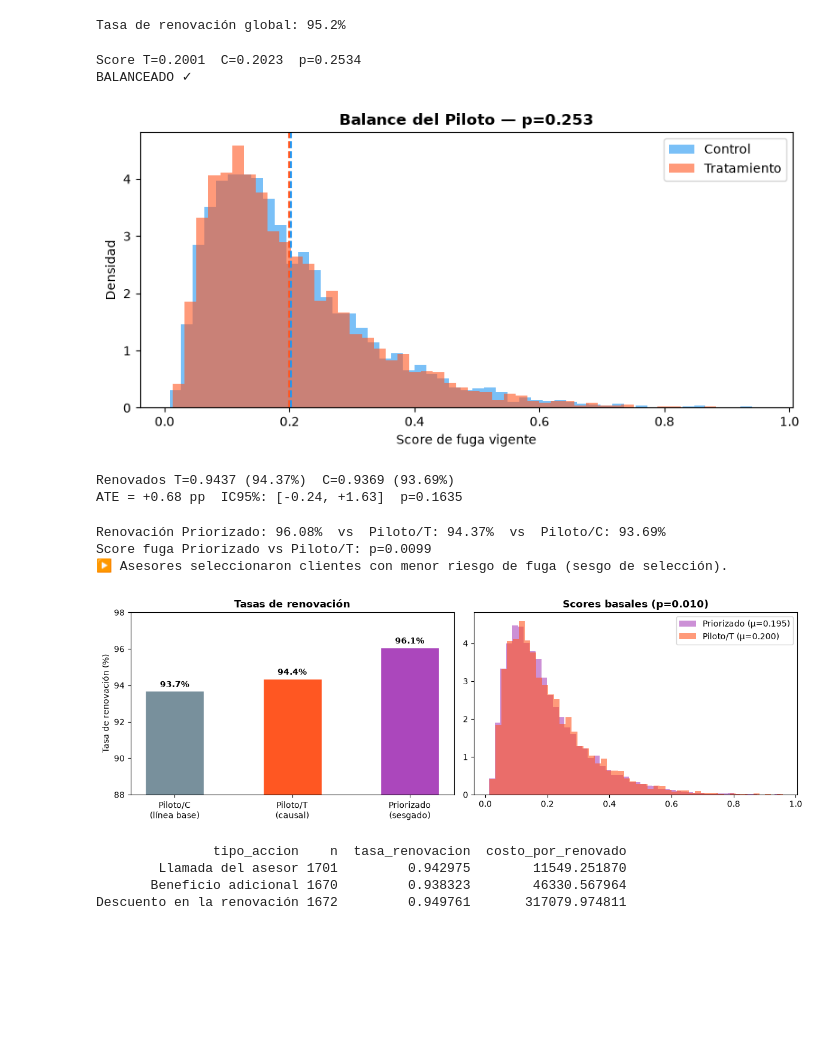
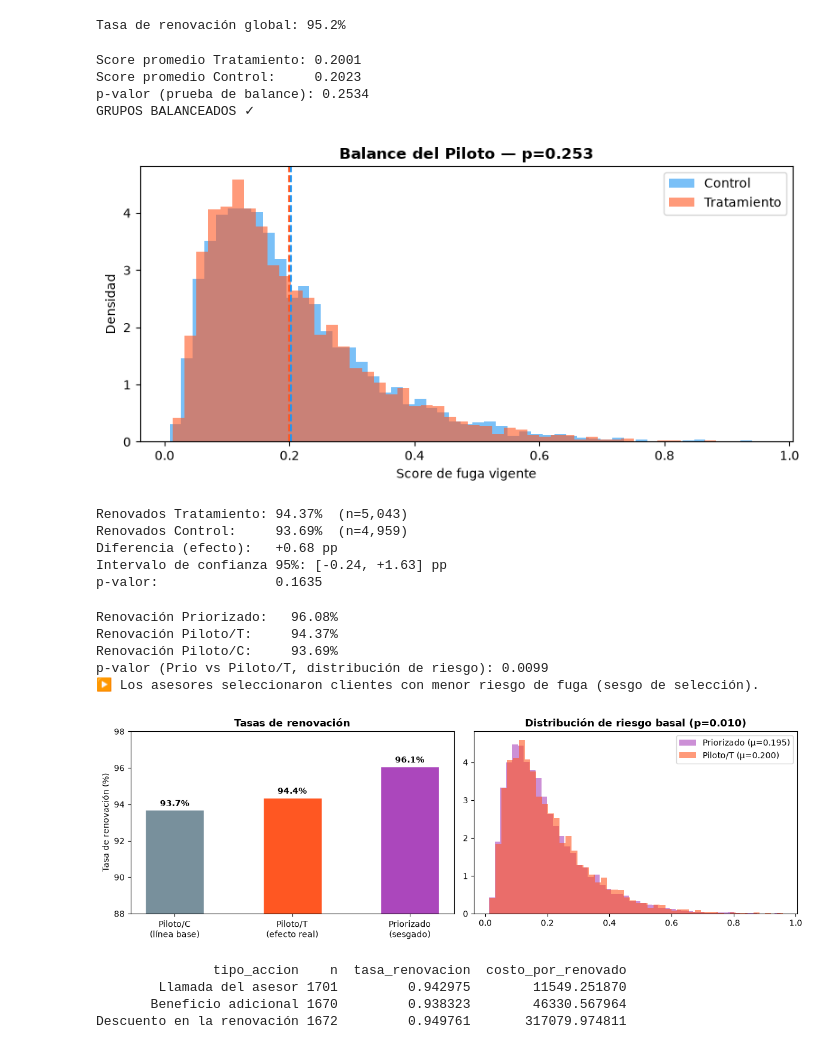
Before and after one commit to marianarada/caso-seguros-ds, a Jupyter notebook: notebooks/05_campana_retencion_.ipynb, the cells around one changed output. Saved outputs shown, nothing was run; the diff lists cells and outputs as text; code cells hidden in the pictures; blank space fills up the shorter version.

```diff
--- a/notebooks/05_campana_retencion.ipynb
+++ b/notebooks/05_campana_retencion_.ipynb
@@ -19,7 +19,8 @@ print("SEED =", SEED)
 # %% [output]
 SEED = 42
 # %%
-campana = pd.read_csv(DATA_DIR / "campana_retencion_2025.csv", parse_dates=["fecha_asignacion"])
+campana = pd.read_csv(DATA_DIR / "campana_retencion_2025.csv",
+                      parse_dates=["fecha_asignacion"])
 pol     = pd.read_csv(DATA_DIR / "polizas.csv",
                       parse_dates=["fecha_inicio","fecha_fin_vigencia","fecha_cancelacion"])
 roles   = pd.read_csv(DATA_DIR / "roles_poliza.csv")
@@ -51,13 +53,17 @@ print(f"Tasa de renovación global: {campana['renovado'].mean():.1%}")
 # %% [output]
 Tasa de renovación global: 95.2%
 # %%
+# Verificamos que el sorteo del Piloto generó grupos comparables
 piloto = campana[campana["origen_asignacion"] == "Piloto"].copy()
 t_grp  = piloto[piloto["grupo"] == "Tratamiento"]["score_fuga_vigente"]
 c_grp  = piloto[piloto["grupo"] == "Control"]["score_fuga_vigente"]
 
-mw_stat, mw_p = stats.mannwhitneyu(t_grp, c_grp, alternative="two-sided")
-print(f"Score T={t_grp.mean():.4f}  C={c_grp.mean():.4f}  p={mw_p:.4f}")
-print("BALANCEADO ✓" if mw_p > 0.05 else "DESBALANCEADO ✗")
+# Prueba estadística para comparar las distribuciones de riesgo basal
+_, p_balance = stats.mannwhitneyu(t_grp, c_grp, alternative="two-sided")
+print(f"Score promedio Tratamiento: {t_grp.mean():.4f}")
+print(f"Score promedio Control:     {c_grp.mean():.4f}")
+print(f"p-valor (prueba de balance): {p_balance:.4f}")
+print("GRUPOS BALANCEADOS ✓" if p_balance > 0.05 else "GRUPOS DESBALANCEADOS ✗")
 
 fig, ax = plt.subplots(figsize=(8,4))
 ax.hist(c_grp.values, bins=50, alpha=0.6, label="Control", color="#2196F3", density=True)
@@ -65,14 +71,16 @@ ax.hist(t_grp.values, bins=50, alpha=0.6, label="Tratamiento", color="#FF5722",
 ax.axvline(c_grp.mean(), color="#2196F3", ls="--", lw=1.5)
 ax.axvline(t_grp.mean(), color="#FF5722", ls="--", lw=1.5)
 ax.set_xlabel("Score de fuga vigente"); ax.set_ylabel("Densidad")
-ax.set_title(f"Balance del Piloto — p={mw_p:.3f}", fontweight="bold")
+ax.set_title(f"Balance del Piloto — p={p_balance:.3f}", fontweight="bold")
 ax.legend()
 plt.tight_layout()
 plt.savefig(FIG_DIR / "5_1_balance_piloto.png", dpi=150)
 plt.show()
 # %% [output]
-Score T=0.2001  C=0.2023  p=0.2534
-BALANCEADO ✓
+Score promedio Tratamiento: 0.2001
+Score promedio Control:     0.2023
+p-valor (prueba de balance): 0.2534
+GRUPOS BALANCEADOS ✓
 [figure]
 # %%
 piloto_full = campana[campana["origen_asignacion"] == "Piloto"].copy()
@@ -81,11 +89,13 @@ c_full = piloto_full[piloto_full["grupo"] == "Control"]
 
 r_T = t_full["renovado"].mean()
 r_C = c_full["renovado"].mean()
-ATE = r_T - r_C
+ATE = r_T - r_C  # diferencia de tasas de renovación entre grupos
 
+# Prueba estadística de proporciones
 ct = pd.crosstab(piloto_full["grupo"], piloto_full["renovado"])
 _, chi2_p, _, _ = stats.chi2_contingency(ct)
 
+# Intervalo de confianza por simulación (bootstrap)
 rng = np.random.default_rng(SEED)
 boot_ates = [
     rng.choice(t_full["renovado"].values, len(t_full), replace=True).mean() -
@@ -94,46 +104,58 @@ boot_ates = [
 ]
 ci_lo, ci_hi = np.percentile(boot_ates, [2.5, 97.5])
 
-print(f"Renovados T={r_T:.4f} ({r_T*100:.2f}%)  C={r_C:.4f} ({r_C*100:.2f}%)")
-print(f"ATE = {ATE*100:+.2f} pp  IC95%: [{ci_lo*100:+.2f}, {ci_hi*100:+.2f}]  p={chi2_p:.4f}")
+print(f"Renovados Tratamiento: {r_T*100:.2f}%  (n={len(t_full):,})")
+print(f"Renovados Control:     {r_C*100:.2f}%  (n={len(c_full):,})")
+print(f"Diferencia (efecto):   {ATE*100:+.2f} pp")
+print(f"Intervalo de confianza 95%: [{ci_lo*100:+.2f}, {ci_hi*100:+.2f}] pp")
+print(f"p-valor:               {chi2_p:.4f}")
 # %% [output]
-Renovados T=0.9437 (94.37%)  C=0.9369 (93.69%)
-ATE = +0.68 pp  IC95%: [-0.24, +1.63]  p=0.1635
+Renovados Tratamiento: 94.37%  (n=5,043)
+Renovados Control:     93.69%  (n=4,959)
+Diferencia (efecto):   +0.68 pp
+Intervalo de confianza 95%: [-0.24, +1.63] pp
+p-valor:               0.1635
 # %%
 prio  = campana[campana["origen_asignacion"] == "Priorizado por asesor"].copy()
 r_prio = prio["renovado"].mean()
 
-mw_sel, p_sel = stats.mannwhitneyu(
+# ¿Los asesores escogieron clientes con mejor perfil de renovación?
+_, p_sel = stats.mannwhitneyu(
     prio["score_fuga_vigente"], t_full["score_fuga_vigente"], alternative="two-sided"
 )
 
-print(f"Renovación Priorizado: {r_prio*100:.2f}%  vs  Piloto/T: {r_T*100:.2f}%  vs  Piloto/C: {r_C*100:.2f}%")
-print(f"Score fuga Priorizado vs Piloto/T: p={p_sel:.4f}")
-print("▶ Asesores seleccionaron clientes con menor riesgo de fuga (sesgo de selección).")
+print(f"Renovación Priorizado:   {r_prio*100:.2f}%")
+print(f"Renovación Piloto/T:     {r_T*100:.2f}%")
+print(f"Renovación Piloto/C:     {r_C*100:.2f}%")
+print(f"p-valor (Prio vs Piloto/T, distribución de riesgo): {p_sel:.4f}")
+print("▶ Los asesores seleccionaron clientes con menor riesgo de fuga (sesgo de selección).")
 
 fig, axes = plt.subplots(1, 2, figsize=(12, 4))
-grupos = ["Piloto/C\n(línea base)", "Piloto/T\n(causal)", "Priorizado\n(sesgado)"]
-tasas  = [r_C, r_T, r_prio]
+grupos  = ["Piloto/C\n(línea base)", "Piloto/T\n(efecto real)", "Priorizado\n(sesgado)"]
+tasas   = [r_C, r_T, r_prio]
 colores = ["#78909C", "#FF5722", "#AB47BC"]
-bars = axes[0].bar(grupos, [t*100 for t in tasas], color=colores, edgecolor="white", width=0.5)
+bars = axes[0].bar(grupos, [t*100 for t in tasas],
+                   color=colores, edgecolor="white", width=0.5)
 for b, t in zip(bars, tasas):
     axes[0].text(b.get_x()+b.get_width()/2, b.get_height()+0.1,
                  f"{t*100:.1f}%", ha="center", va="bottom", fontweight="bold")
 axes[0].set_ylim(88, 98); axes[0].set_ylabel("Tasa de renovación (%)")
 axes[0].set_title("Tasas de renovación", fontweight="bold")
 
 axes[1].hist(prio["score_fuga_vigente"].values, bins=50, alpha=0.6, density=True,
              color="#AB47BC", label=f"Priorizado (μ={prio['score_fuga_vigente'].mean():.3f})")
 axes[1].hist(t_full["score_fuga_vigente"].values, bins=50, alpha=0.6, density=True,
              color="#FF5722", label=f"Piloto/T (μ={t_full['score_fuga_vigente'].mean():.3f})")
-axes[1].set_title(f"Scores basales (p={p_sel:.3f})", fontweight="bold")
+axes[1].set_title(f"Distribución de riesgo basal (p={p_sel:.3f})", fontweight="bold")
 axes[1].legend()
 plt.tight_layout()
 plt.savefig(FIG_DIR / "5_2_sesgo_seleccion.png", dpi=150)
 plt.show()
 # %% [output]
-Renovación Priorizado: 96.08%  vs  Piloto/T: 94.37%  vs  Piloto/C: 93.69%
-Score fuga Priorizado vs Piloto/T: p=0.0099
-▶ Asesores seleccionaron clientes con menor riesgo de fuga (sesgo de selección).
+Renovación Priorizado:   96.08%
+Renovación Piloto/T:     94.37%
+Renovación Piloto/C:     93.69%
+p-valor (Prio vs Piloto/T, distribución de riesgo): 0.0099
+▶ Los asesores seleccionaron clientes con menor riesgo de fuga (sesgo de selección).
-[figure, old version]
+[figure, new version]
 # %%
```
Also changed, not shown: parts of 5 cells of this notebook, 7 other files.
